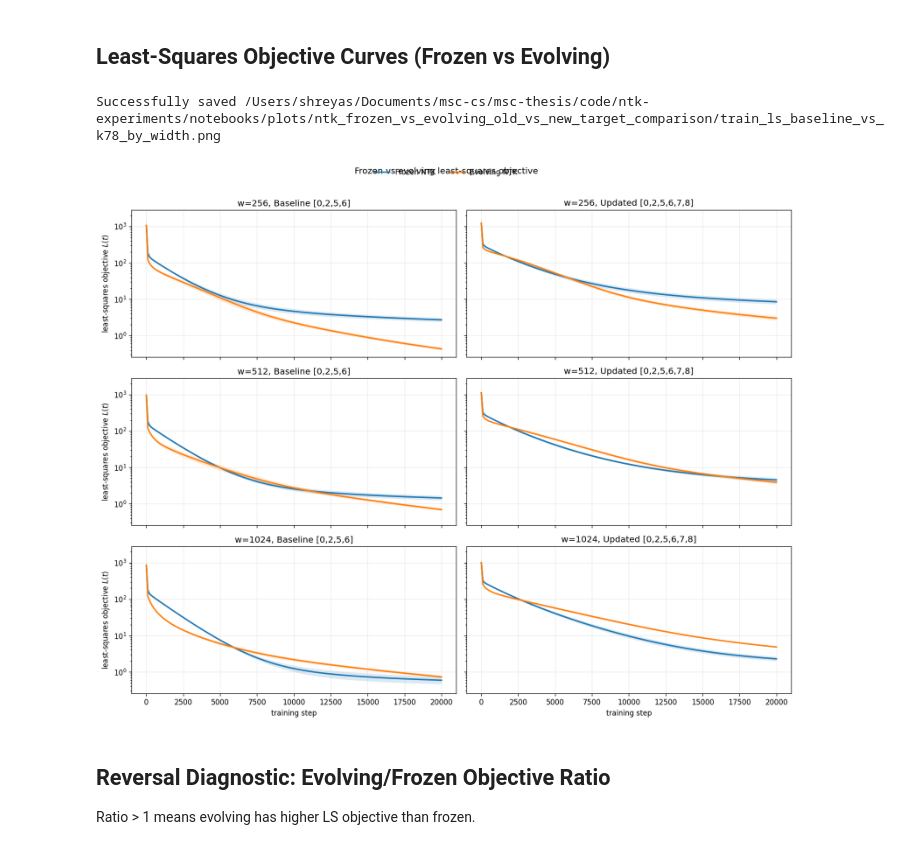
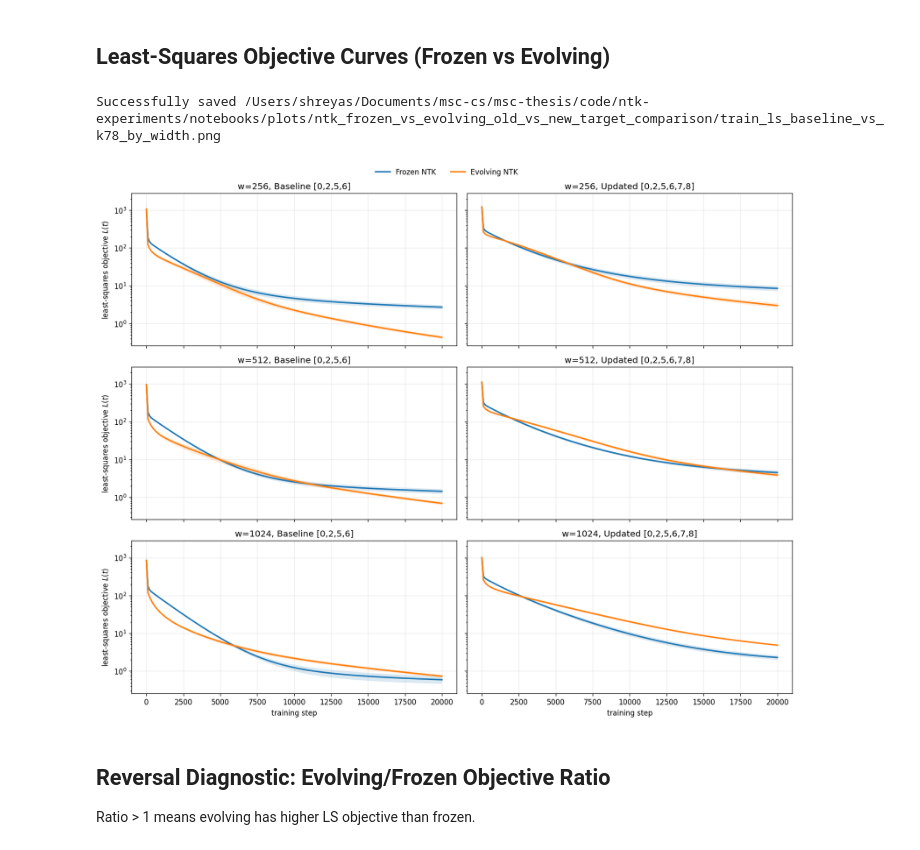
Before and after one commit to obi-wan-shinobi/msc-thesis, a Jupyter notebook: code/ntk-experiments/notebooks/ntk_frozen_vs_evolving_old_vs_new_target_comparison.ipynb, the cells around one changed output. Cells and saved outputs as stored; diff of their text form; code cells hidden in the pictures.

```diff
--- a/code/ntk-experiments/notebooks/ntk_frozen_vs_evolving_old_vs_new_target_comparison.ipynb
+++ b/code/ntk-experiments/notebooks/ntk_frozen_vs_evolving_old_vs_new_target_comparison.ipynb
@@ -226,35 +226,35 @@ for r, w in enumerate(WIDTHS):
         steps = p['steps']
 
         mf, sf = seed_mean_std(p['loss_frozen'])
         me, se = seed_mean_std(p['loss_evolving'])
 
         ax.plot(steps, mf, linewidth=2.0, label='Frozen NTK')
         ax.fill_between(steps, np.maximum(mf - sf, 1e-16), mf + sf, alpha=0.16)
 
         ax.plot(steps, me, linewidth=2.0, label='Evolving NTK')
         ax.fill_between(steps, np.maximum(me - se, 1e-16), me + se, alpha=0.16)
 
         ax.set_yscale('log')
         ax.grid(True, alpha=0.25)
         ax.set_title(f'w={w}, {CASE_SPECS[case_key]["label"]}')
 
         if r == len(WIDTHS) - 1:
             ax.set_xlabel('training step')
         if c == 0:
             ax.set_ylabel(r'least-squares objective $L(t)$')
 
 handles, labels = axes[0, 0].get_legend_handles_labels()
 fig.legend(handles, labels, loc='upper center', ncol=2, frameon=False)
-fig.suptitle('Frozen vs evolving least-squares objective', y=0.995)
+# fig.suptitle('Frozen vs evolving least-squares objective', y=0.995)
 fig.tight_layout(rect=[0.0, 0.0, 1.0, 0.98])
 
 filename = PLOT_DIR / 'train_ls_baseline_vs_k78_by_width.png'
 plt.savefig(filename, bbox_inches='tight')
 print(f'Successfully saved {filename}')
 plt.show()
 # %% [output]
 Successfully saved /Users/shreyas/Documents/msc-cs/msc-thesis/code/ntk-experiments/notebooks/plots/ntk_frozen_vs_evolving_old_vs_new_target_comparison/train_ls_baseline_vs_k78_by_width.png
-[figure, old version]
+[figure, new version]
 # %% [markdown]
 ## Reversal Diagnostic: Evolving/Frozen Objective Ratio
 
```
Also changed, not shown: 40 other files.
